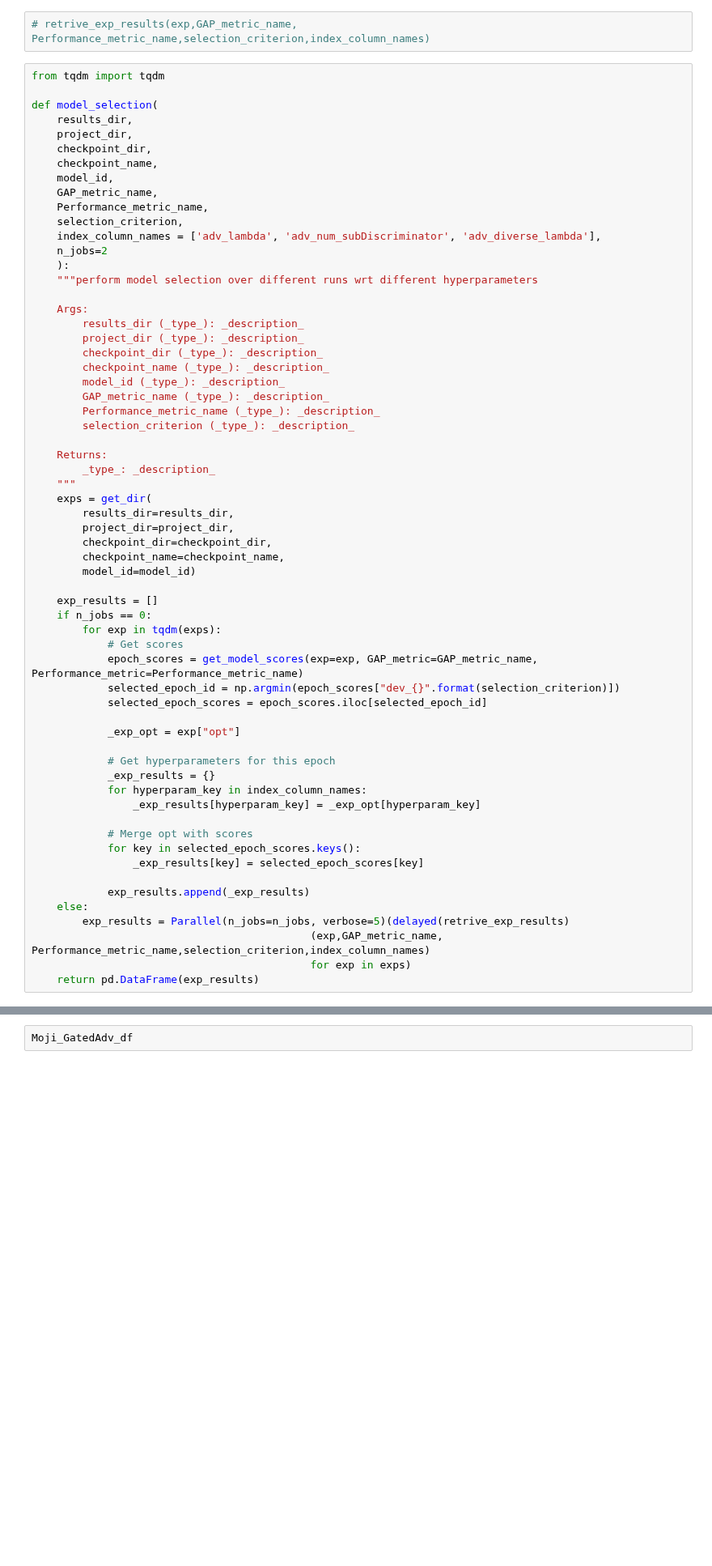
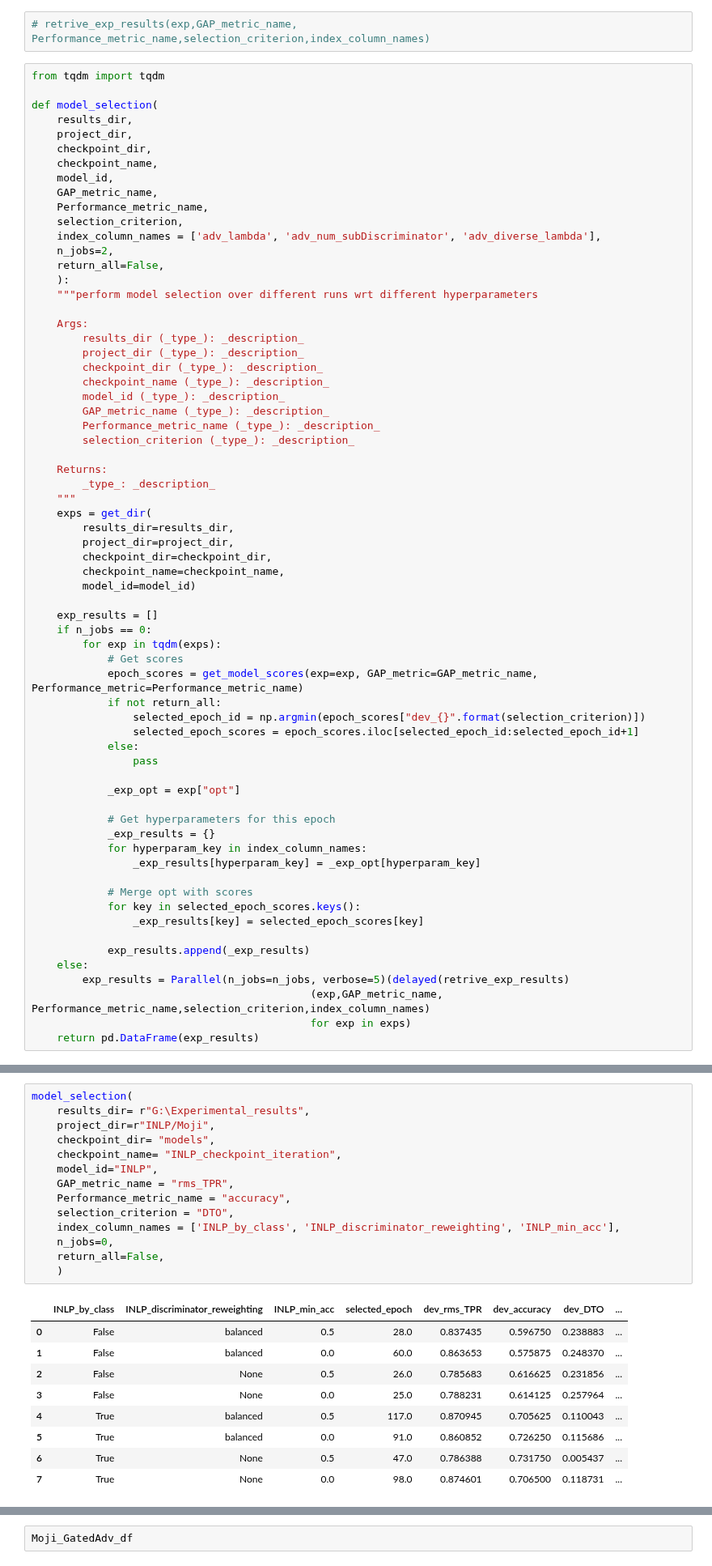
Before and after one commit to Libr-AI/fairlib, a Jupyter notebook: dev/dev_readlogs.ipynb, the cells around one changed output, grey strips where cells are left out. Shown at 81% size. Drawn from its saved outputs; the diff is of its cells as text; blank space fills up the shorter version.

```diff
--- a/dev/dev_readlogs.ipynb
+++ b/dev/dev_readlogs.ipynb
@@ -241,7 +284,8 @@ def model_selection(
     Performance_metric_name,
     selection_criterion,
     index_column_names = ['adv_lambda', 'adv_num_subDiscriminator', 'adv_diverse_lambda'],
-    n_jobs=2
+    n_jobs=2,
+    return_all=False,
     ):
     """perform model selection over different runs wrt different hyperparameters
 
@@ -270,8 +314,11 @@ def model_selection(
         for exp in tqdm(exps):
             # Get scores
             epoch_scores = get_model_scores(exp=exp, GAP_metric=GAP_metric_name, Performance_metric=Performance_metric_name)
-            selected_epoch_id = np.argmin(epoch_scores["dev_{}".format(selection_criterion)])
-            selected_epoch_scores = epoch_scores.iloc[selected_epoch_id]
+            if not return_all:
+                selected_epoch_id = np.argmin(epoch_scores["dev_{}".format(selection_criterion)])
+                selected_epoch_scores = epoch_scores.iloc[selected_epoch_id:selected_epoch_id+1]
+            else:
+                pass
 
             _exp_opt = exp["opt"]
 
@@ -293,3 +396,27 @@ def model_selection(
+# %%
+model_selection(
+    results_dir= r"G:\Experimental_results",
+    project_dir=r"INLP/Moji",
+    checkpoint_dir= "models",
+    checkpoint_name= "INLP_checkpoint_iteration",
+    model_id="INLP",
+    GAP_metric_name = "rms_TPR",
+    Performance_metric_name = "accuracy",
+    selection_criterion = "DTO",
+    index_column_names = ['INLP_by_class', 'INLP_discriminator_reweighting', 'INLP_min_acc'],
+    n_jobs=0,
+    return_all=False,
+    )
+# %% [output]
+|  | INLP_by_class | INLP_discriminator_reweighting | INLP_min_acc | selected_epoch | dev_rms_TPR | dev_accuracy | dev_DTO | ... |
+| 0 | False | balanced | 0.5 | 28.0 | 0.837435 | 0.596750 | 0.238883 | ... |
+| 1 | False | balanced | 0.0 | 60.0 | 0.863653 | 0.575875 | 0.248370 | ... |
+| 2 | False | None | 0.5 | 26.0 | 0.785683 | 0.616625 | 0.231856 | ... |
+| 3 | False | None | 0.0 | 25.0 | 0.788231 | 0.614125 | 0.257964 | ... |
+| 4 | True | balanced | 0.5 | 117.0 | 0.870945 | 0.705625 | 0.110043 | ... |
+| 5 | True | balanced | 0.0 | 91.0 | 0.860852 | 0.726250 | 0.115686 | ... |
+| 6 | True | None | 0.5 | 47.0 | 0.786388 | 0.731750 | 0.005437 | ... |
+| 7 | True | None | 0.0 | 98.0 | 0.874601 | 0.706500 | 0.118731 | ... |
 # %%
 Moji_GatedAdv_df = model_selection(
     results_dir= r"G:\Experimental_results",
```
Also changed, not shown: parts of 8 cells of this notebook, 3 other files.
